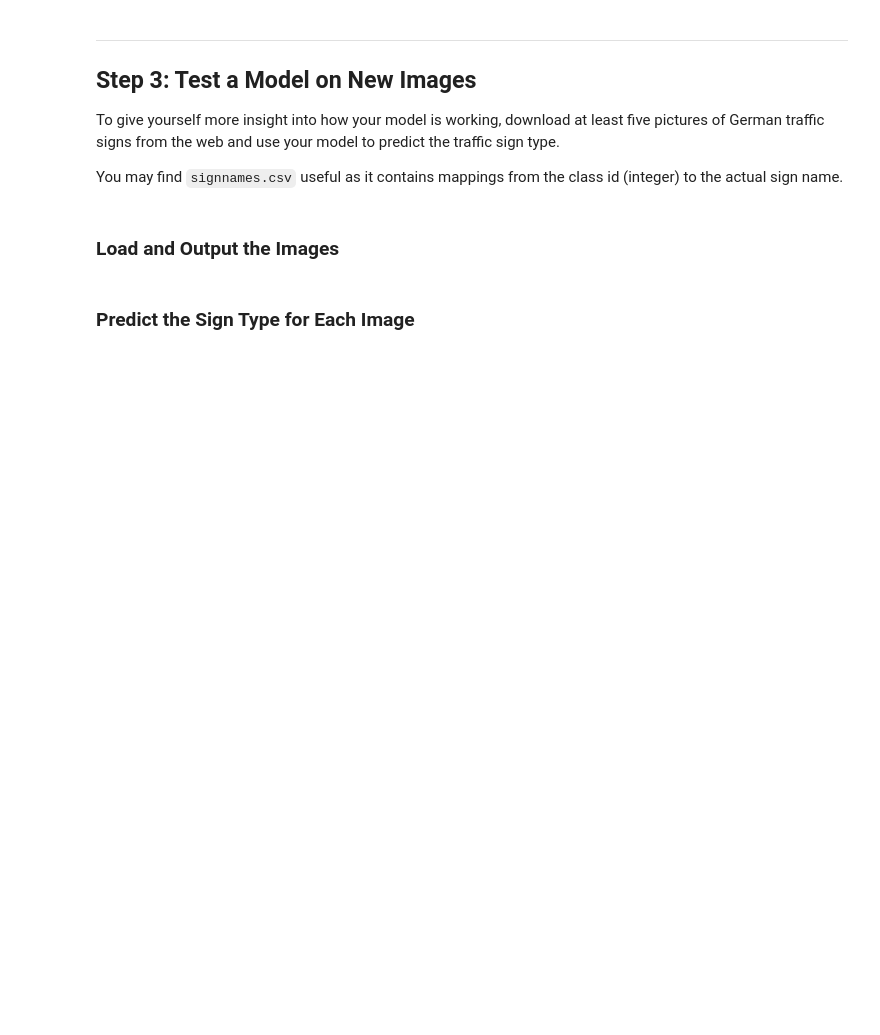
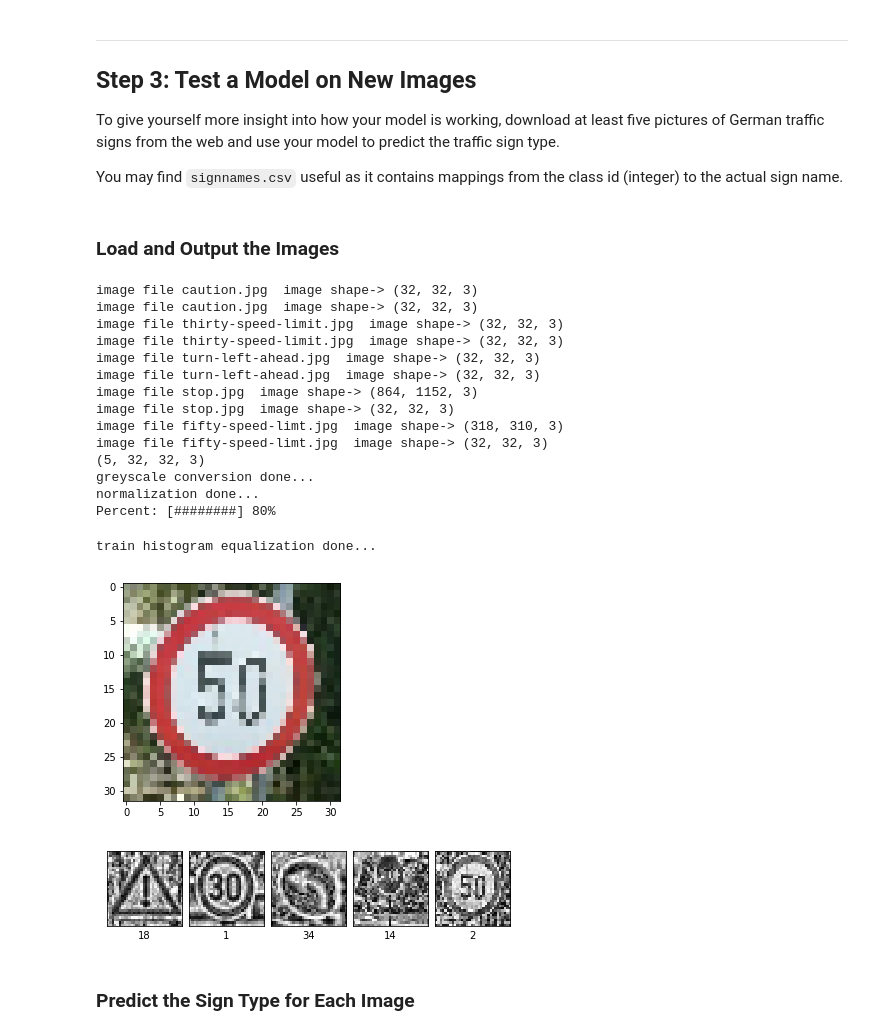
Before and after one commit to piyp791/Udacity-SDCNDP-Traffic-Sign-Classification, a Jupyter notebook: Traffic_Sign_Classifier.ipynb, the cells around one changed output. Drawn from its saved outputs; the diff is of its cells as text; code cells hidden in the pictures; blank space fills up the shorter version.

```diff
--- a/Traffic_Sign_Classifier.ipynb
+++ b/Traffic_Sign_Classifier.ipynb
@@ -973,3 +729,81 @@ You may find `signnames.csv` useful as it contains mappings from the class id (i
+# %%
+### Load the images and plot them here.
+### Feel free to use as many code cells as needed.
+%matplotlib inline
+import matplotlib.pyplot as plt
+import matplotlib.image as mpimg
+import matplotlib
+import numpy as np
+import cv2
+import os
+
+additional_data_dir = 'additional-data/'
+
+additional_images = []
+for filename in os.listdir(additional_data_dir):
+    if not os.path.isdir(filename):
+        image = mpimg.imread(os.path.join(additional_data_dir, filename))
+        print('image file', filename, ' image shape->', image.shape)
+        image = cv2.resize(image, (32, 32))
+        #image = np.reshape(image, (32, 32, 3))
+        plt.imshow(image)
+        print('image file', filename, ' image shape->', image.shape)
+        additional_images.append(np.array(image))
+
+additional_images = np.asarray(additional_images)
+print (additional_images.shape)
+
+
+#greyscale conversion
+additional_images = 0.299 * additional_images[:, :, :, 0] + 0.587 * additional_images[:, :, :, 1] + 0.114 * additional_images[:, :, :, 2]
+print('greyscale conversion done...')
+
+#normalization
+additional_images = (additional_images / 255.).astype(np.float32)
+print('normalization done...')
+
+# Apply localized histogram localization
+for i in range(additional_images.shape[0]):
+        additional_images[i] = exposure.equalize_adapthist(additional_images[i])
+        update_progress(i, additional_images.shape[0])
+print('train histogram equalization done...')
+
+
+
+additional_images = np.reshape(additional_images, (additional_images.shape[0], additional_images.shape[2],
+                                                   additional_images.shape[2], 1))
+
+
+y_additional_images = [18, 1, 34, 14, 2]
+y_additional_images = np.asarray(y_additional_images)
+
+sample_frame_2 = plt.figure(figsize=(6,6))
+axes = []
+for i in range(0, len(additional_images)):
+    axis_2 = sample_frame_2.add_subplot(2,5,i+1)
+    axis_2.set_xlabel(y_additional_images[i])
+    plt.xticks(np.array([]))
+    plt.yticks(np.array([]))
+    axis_2.imshow(additional_images[i].squeeze(), cmap = 'gray')
+plt.tight_layout(h_pad=0, w_pad=0)
+# %% [output]
+image file caution.jpg  image shape-> (32, 32, 3)
+image file caution.jpg  image shape-> (32, 32, 3)
+image file thirty-speed-limit.jpg  image shape-> (32, 32, 3)
+image file thirty-speed-limit.jpg  image shape-> (32, 32, 3)
+image file turn-left-ahead.jpg  image shape-> (32, 32, 3)
+image file turn-left-ahead.jpg  image shape-> (32, 32, 3)
+image file stop.jpg  image shape-> (864, 1152, 3)
+image file stop.jpg  image shape-> (32, 32, 3)
+image file fifty-speed-limt.jpg  image shape-> (318, 310, 3)
+image file fifty-speed-limt.jpg  image shape-> (32, 32, 3)
+(5, 32, 32, 3)
+greyscale conversion done...
+normalization done...
+Percent: [########] 80%
+train histogram equalization done...
+[figure, added]
+[figure, added]
 # %% [markdown]
 ### Predict the Sign Type for Each Image
 # %%
```
Also changed, not shown: parts of 29 cells of this notebook.
